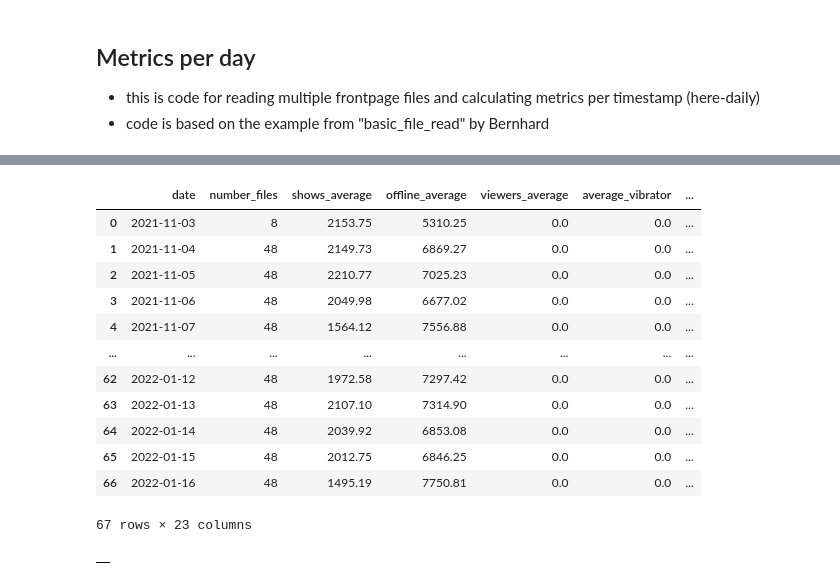
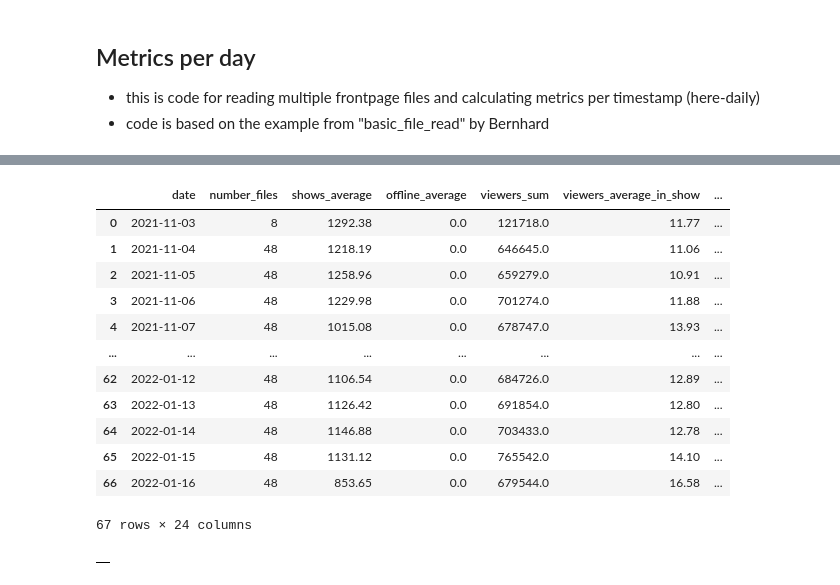
Before and after one commit to bernorieder/SexCams, a Jupyter notebook: timestamp_calc_all_platforms.ipynb, the cells around one changed output, grey strips where cells are left out. Saved outputs shown, nothing was run; the diff lists cells and outputs as text; code cells hidden in the pictures.

Commit message:
fixed myfreecams viewer# issue

```diff
--- a/timestamp_calc_all_platforms.ipynb
+++ b/timestamp_calc_all_platforms.ipynb
@@ -11,11 +11,11 @@ from collections import Counter
 #below choose which directory to work with (all files or test files)
 #path = 'homepage_csvs/test.myfreecams/' #upload test files of the platform being tested at the moment to this folder
 #path = 'homepage_csvs/chaturbate/'
-path = 'homepage_csvs/myfreecams/'
+#path = 'homepage_csvs/myfreecams/'
 #path = 'homepage_csvs/bongacams/'
 #path = 'homepage_csvs/livejasmin/'
 #path = 'homepage_csvs/streamate/'
-#path = 'homepage_csvs/ebonycams/'
+path = 'homepage_csvs/ebonycams/'
 
 #DEPENDING ON THE PLATFORM, MAKE SURE TO ALSO DEAL WITH FILE NAMES LATER!
 
@@ -90,10 +90,10 @@ for filename in sorted(csv_files):
         df['viewers'] = df['viewers'].str.replace('+', '') #then remove any "+"" from strings
         df["viewers"] = pd.to_numeric(df["viewers"]) #then make them into integers again -- this is to fix bongacams issue of having "99999+" as a number of viewers
         #df["viewers"] = df["viewers"].astype(int)
-        view_sum = sum(df["viewers"]) #sum of viewers in each csv file
+        view_sum = df["viewers"].sum() #sum of viewers in each csv file
         #print(f"got sum of viewers chaturbate/bongacams: {view_sum}")
-    elif "room count" in df.columns:
-        view_sum = sum(df["room_count"])
+    elif "room_count" in df.columns:
+        view_sum = df["room_count"].sum()
         #print(f"got sum of viewers myfreecams: {view_sum}")
     else:
         view_sum = 0
@@ -226,7 +244,8 @@ for date in daily_dict:  #for each date calculate:
     daily_files_sum = np.sum(daily_dict[date]["number_files"])
     daily_shows_avg = np.mean(daily_dict[date]["perf_counts"]) #average length of page (number of performances - the ones that are online) (all platforms)
     daily_offline_avg = np.mean(daily_dict[date]["offline_counts"]) #average of how many people on the list were offline (bongacams and myfreecams)
-    daily_views_avg = sum(daily_dict[date]["view_sums"]) / sum(daily_dict[date]["perf_counts"]) #average number of viewers per day (chaturbate, bongacams and myfreecams)
+    daily_views_sum = sum(daily_dict[date]["view_sums"])
+    daily_views_avg = daily_views_sum / sum(daily_dict[date]["perf_counts"]) #average number of viewers per day (chaturbate, bongacams and myfreecams)
 
     daily_female_avg = np.mean(daily_dict[date]["female_counts"]) #only chaturbate
     daily_female_percent = sum(daily_dict[date]["female_counts"]) / sum(daily_dict[date]["perf_counts"]) * 100 #only chaturbate
@@ -235,48 +254,48 @@ for date in daily_dict:  #for each date calculate:
     daily_trans_avg = np.mean(daily_dict[date]["trans_counts"]) #only chaturbate
     daily_trans_percent = sum(daily_dict[date]["trans_counts"]) / sum(daily_dict[date]["perf_counts"]) * 100 #only chaturbate
     daily_couple_avg = np.mean(daily_dict[date]["couple_counts"]) #only chaturbate
     daily_couple_percent = sum(daily_dict[date]["couple_counts"]) / sum(daily_dict[date]["perf_counts"]) * 100 #only chaturbate
 
     daily_vibrator_avg = np.mean(daily_dict[date]["vibrator_counts"]) #(bongacams and livejasmin)
     daily_vibrator_percent = sum(daily_dict[date]["vibrator_counts"]) / sum(daily_dict[date]["perf_counts"]) * 100 #(bongacams and livejasmin)
     daily_new_avg = np.mean(daily_dict[date]["new_counts"]) #bongacams, chaturbate, myfreecams, livejasmin
     daily_new_percent = sum(daily_dict[date]["new_counts"]) / sum(daily_dict[date]["perf_counts"]) * 100 #bongacams, chaturbate, myfreecams, livejasmin
     daily_promoted_avg = np.mean(daily_dict[date]["promoted_counts"]) #bongacams, livejasmin, chaturbate
     daily_promoted_percent = sum(daily_dict[date]["promoted_counts"]) / sum(daily_dict[date]["perf_counts"]) * 100 #bongacams, livejasmin, chaturbate
 
     daily_private_avg = np.mean(daily_dict[date]["private_counts"]) #bongacams and myfreecams
     daily_private_percent = sum(daily_dict[date]["private_counts"]) / sum(daily_dict[date]["perf_counts"]) * 100 #bongacams and myfreecams
     daily_group_avg = np.mean(daily_dict[date]["group_counts"]) #bongacams and myfreecams
     daily_group_percent = sum(daily_dict[date]["group_counts"]) / sum(daily_dict[date]["perf_counts"]) * 100 #bongacams and myfreecams
 
 
     #then add everything to a nice dictionary
-    daily_avgs.append({'date':date, 'number_files': daily_files_sum, 'shows_average':round(daily_shows_avg, 2), 'offline_average':round(daily_offline_avg, 2), 'viewers_average':round(daily_views_avg, 2),
+    daily_avgs.append({'date':date, 'number_files': daily_files_sum, 'shows_average':round(daily_shows_avg, 2), 'offline_average':round(daily_offline_avg, 2), 'viewers_sum':daily_views_sum ,'viewers_average_in_show':round(daily_views_avg, 2),
     'average_vibrator':round(daily_vibrator_avg,2), 'percentage_vibrator':round(daily_vibrator_percent,2), 'average_new':round(daily_new_avg,2), 'percentage_new':round(daily_new_percent,2),
     'average_promoted':round(daily_promoted_avg,2), 'percentage_promoted':round(daily_promoted_percent,2), 'average_private':round(daily_private_avg,2), 'percentage_private':round(daily_private_percent,2),
     'average_group':round(daily_group_avg,2), 'percentage_group':round(daily_group_percent,2), 'average_females':round(daily_female_avg,2), 'percentage_females':round(daily_female_percent,2),
     'average_males':round(daily_male_avg,2), 'percentage_males':round(daily_male_percent,2), 'average_trans':round(daily_trans_avg,2), 'percentage_trans':round(daily_trans_percent,2),
     'average_couples':round(daily_couple_avg), 'percentage_couples':round(daily_couple_percent,2)})
     #print(daily_avgs)
 
 #and make a dataframe from the dictionary
 df = pd.DataFrame.from_dict(daily_avgs)
-df.to_csv('daily_metrics_ebonycams.csv',index=False) #and save it as a csv file
+#df.to_csv('daily_metrics_myfreecams.csv',index=False) #and save it as a csv file
 df
 # %% [output]
-|  | date | number_files | shows_average | offline_average | viewers_average | average_vibrator | ... |
-| 0 | 2021-11-03 | 8 | 2153.75 | 5310.25 | 0.0 | 0.0 | ... |
-| 1 | 2021-11-04 | 48 | 2149.73 | 6869.27 | 0.0 | 0.0 | ... |
-| 2 | 2021-11-05 | 48 | 2210.77 | 7025.23 | 0.0 | 0.0 | ... |
-| 3 | 2021-11-06 | 48 | 2049.98 | 6677.02 | 0.0 | 0.0 | ... |
-| 4 | 2021-11-07 | 48 | 1564.12 | 7556.88 | 0.0 | 0.0 | ... |
+|  | date | number_files | shows_average | offline_average | viewers_sum | viewers_average_in_show | ... |
+| 0 | 2021-11-03 | 8 | 1292.38 | 0.0 | 121718.0 | 11.77 | ... |
+| 1 | 2021-11-04 | 48 | 1218.19 | 0.0 | 646645.0 | 11.06 | ... |
+| 2 | 2021-11-05 | 48 | 1258.96 | 0.0 | 659279.0 | 10.91 | ... |
+| 3 | 2021-11-06 | 48 | 1229.98 | 0.0 | 701274.0 | 11.88 | ... |
+| 4 | 2021-11-07 | 48 | 1015.08 | 0.0 | 678747.0 | 13.93 | ... |
 | ... | ... | ... | ... | ... | ... | ... | ... |
-| 62 | 2022-01-12 | 48 | 1972.58 | 7297.42 | 0.0 | 0.0 | ... |
-| 63 | 2022-01-13 | 48 | 2107.10 | 7314.90 | 0.0 | 0.0 | ... |
-| 64 | 2022-01-14 | 48 | 2039.92 | 6853.08 | 0.0 | 0.0 | ... |
-| 65 | 2022-01-15 | 48 | 2012.75 | 6846.25 | 0.0 | 0.0 | ... |
-| 66 | 2022-01-16 | 48 | 1495.19 | 7750.81 | 0.0 | 0.0 | ... |
+| 62 | 2022-01-12 | 48 | 1106.54 | 0.0 | 684726.0 | 12.89 | ... |
+| 63 | 2022-01-13 | 48 | 1126.42 | 0.0 | 691854.0 | 12.80 | ... |
+| 64 | 2022-01-14 | 48 | 1146.88 | 0.0 | 703433.0 | 12.78 | ... |
+| 65 | 2022-01-15 | 48 | 1131.12 | 0.0 | 765542.0 | 14.10 | ... |
+| 66 | 2022-01-16 | 48 | 853.65 | 0.0 | 679544.0 | 16.58 | ... |
-67 rows × 23 columns
+67 rows × 24 columns
 # %%
 # here i make a file with the counted hashtags over time
 # FUTURE: not include all hashtags, but only those that are counted above a threshold?
```
Also changed, not shown: parts of 4 cells of this notebook.
